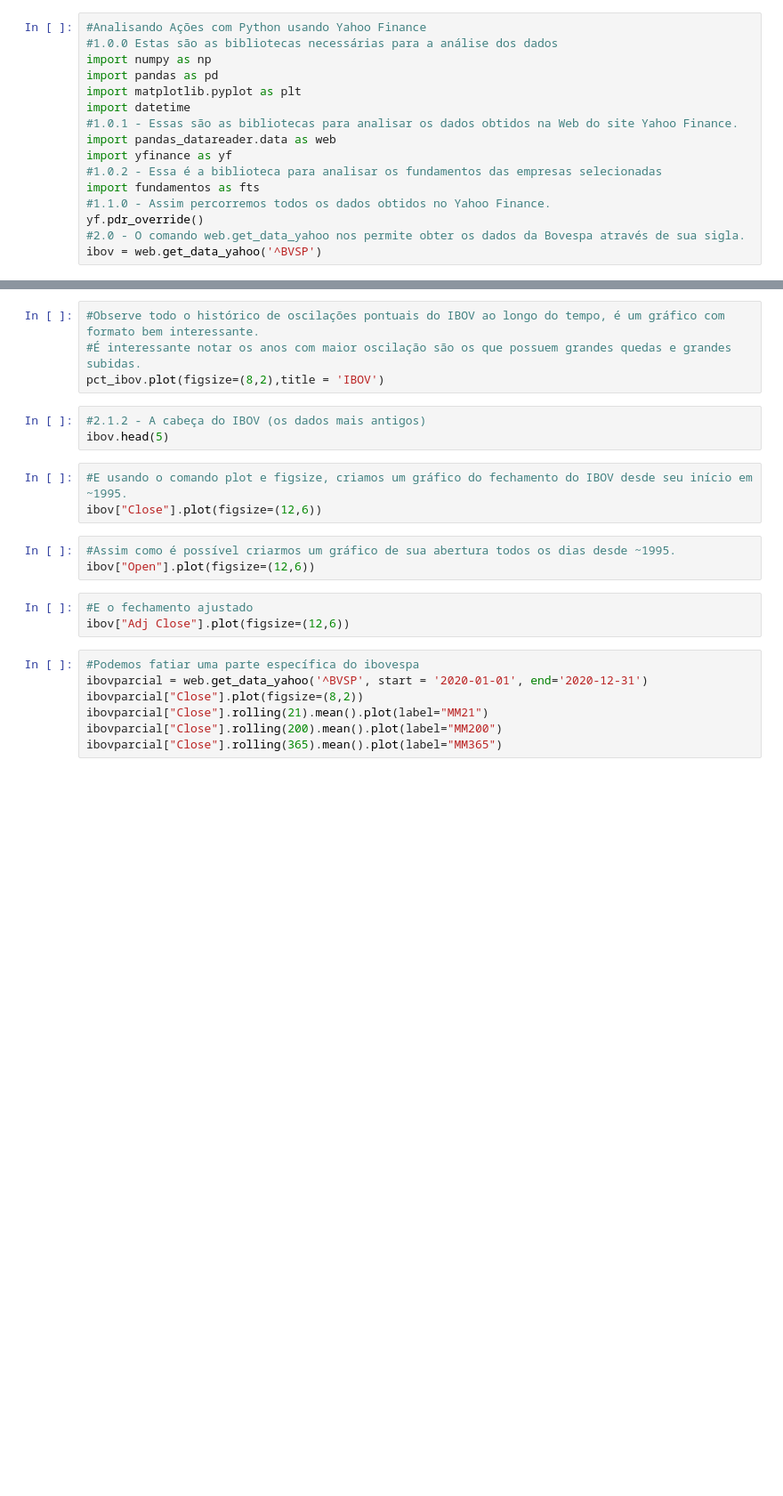
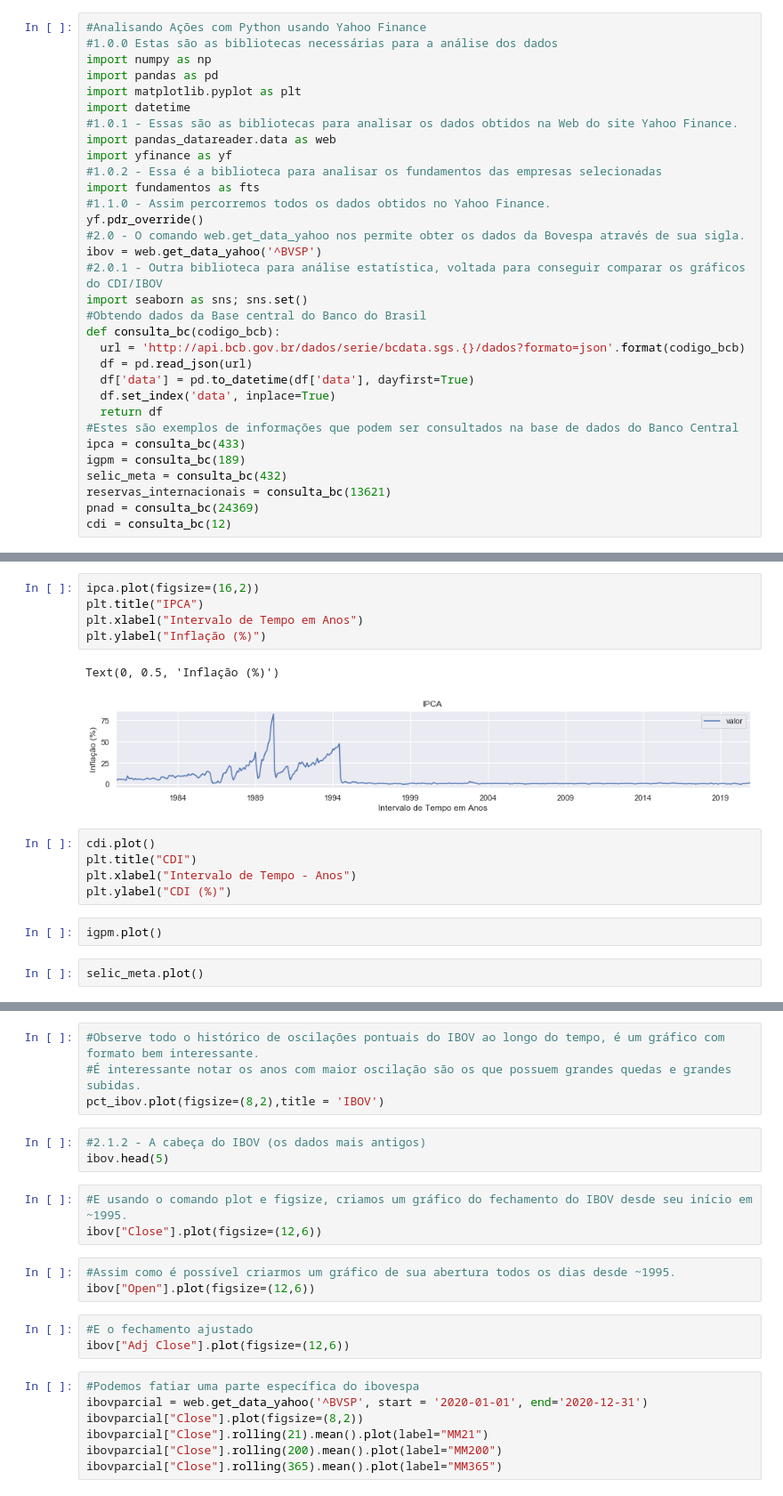
Before and after one commit to kioolz/Kioolz-World, a Jupyter notebook: IBOV.ipynb, the cells around one changed output, grey strips where cells are left out. Shown at 89% size. Saved outputs shown, nothing was run; the diff lists cells and outputs as text; blank space fills up the shorter version.

```diff
--- a/IBOV.ipynb
+++ b/IBOV.ipynb
@@ -14,4 +14,20 @@ import fundamentos as fts
 yf.pdr_override()
 #2.0 - O comando web.get_data_yahoo nos permite obter os dados da Bovespa através de sua sigla.
 ibov = web.get_data_yahoo('^BVSP')
+#2.0.1 - Outra biblioteca para análise estatística, voltada para conseguir comparar os gráficos do CDI/IBOV
+import seaborn as sns; sns.set()
+#Obtendo dados da Base central do Banco do Brasil
+def consulta_bc(codigo_bcb):
+  url = 'http://api.bcb.gov.br/dados/serie/bcdata.sgs.{}/dados?formato=json'.format(codigo_bcb)
+  df = pd.read_json(url)
+  df['data'] = pd.to_datetime(df['data'], dayfirst=True)
+  df.set_index('data', inplace=True)
+  return df
+#Estes são exemplos de informações que podem ser consultados na base de dados do Banco Central
+ipca = consulta_bc(433)
+igpm = consulta_bc(189)
+selic_meta = consulta_bc(432)
+reservas_internacionais = consulta_bc(13621)
+pnad = consulta_bc(24369)
+cdi = consulta_bc(12)
 # %% [output]
@@ -27,0 +44,17 @@ ibov.tail(5)["Close"].plot()
+# %%
+ipca.plot(figsize=(16,2))
+plt.title("IPCA")
+plt.xlabel("Intervalo de Tempo em Anos")
+plt.ylabel("Inflação (%)")
+# %% [output]
+Text(0, 0.5, 'Inflação (%)')
+[figure, added]
+# %%
+cdi.plot()
+plt.title("CDI")
+plt.xlabel("Intervalo de Tempo - Anos")
+plt.ylabel("CDI (%)")
+# %%
+igpm.plot()
+# %%
+selic_meta.plot()
```
Also changed, not shown: parts of 17 cells of this notebook.
